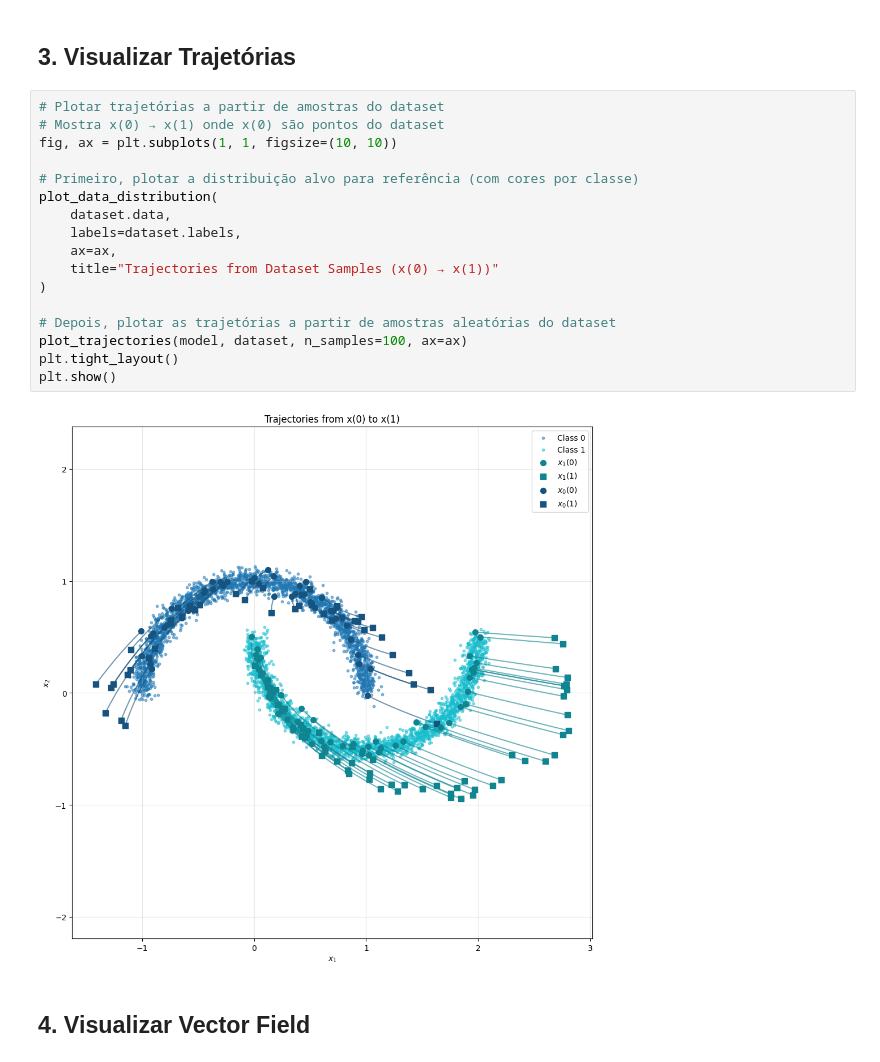
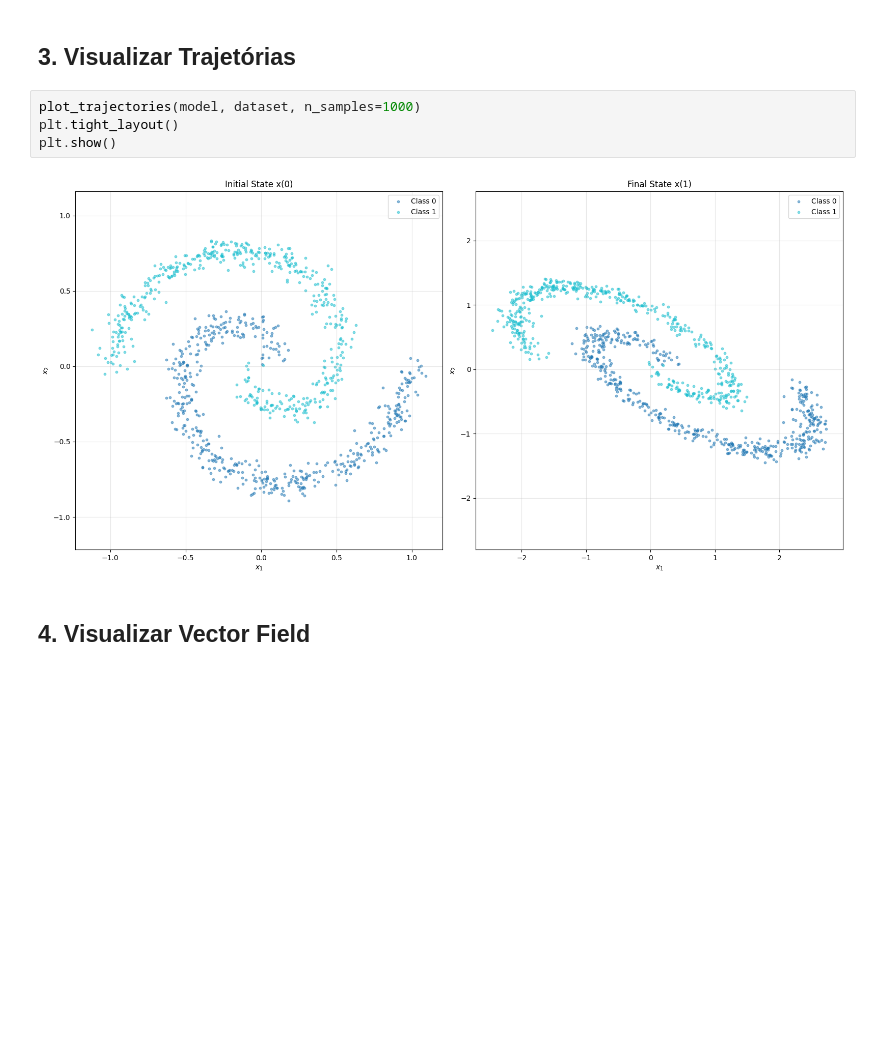
Before and after one commit to lucascbarbosa/flow, a Jupyter notebook: notebooks/01_neural_ode_2d.ipynb, the cells around one changed output. Cells and saved outputs as stored; diff of their text form; blank space fills up the shorter version.

```diff
--- a/notebooks/01_neural_ode_2d.ipynb
+++ b/notebooks/01_neural_ode_2d.ipynb
@@ -81,24 +74,11 @@ Epoch 5, Loss: 0.132585, Accuracy: 94.60%
 # %% [markdown]
 ## 3. Visualizar Trajetórias
-# %%
-# Plotar trajetórias a partir de amostras do dataset
-# Mostra x(0) → x(1) onde x(0) são pontos do dataset
-fig, ax = plt.subplots(1, 1, figsize=(10, 10))
-
-# Primeiro, plotar a distribuição alvo para referência (com cores por classe)
-plot_data_distribution(
-    dataset.data,
-    labels=dataset.labels,
-    ax=ax,
-    title="Trajectories from Dataset Samples (x(0) → x(1))"
-)
-
-# Depois, plotar as trajetórias a partir de amostras aleatórias do dataset
-plot_trajectories(model, dataset, n_samples=100, ax=ax)
-plt.tight_layout()
-plt.show()
-# %% [output]
-[figure, removed]
+# %%
+plot_trajectories(model, dataset, n_samples=1000)
+plt.tight_layout()
+plt.show()
+# %% [output]
+[figure, added]
 # %% [markdown]
 ## 4. Visualizar Vector Field
 # %%
```
Also changed, not shown: parts of 6 cells of this notebook, 6 other files.
